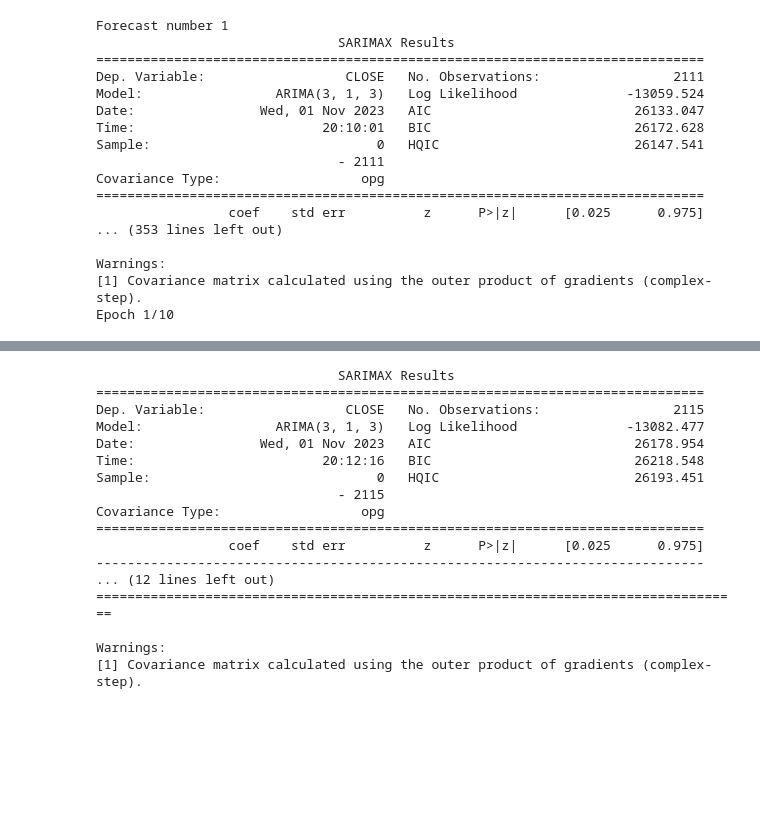
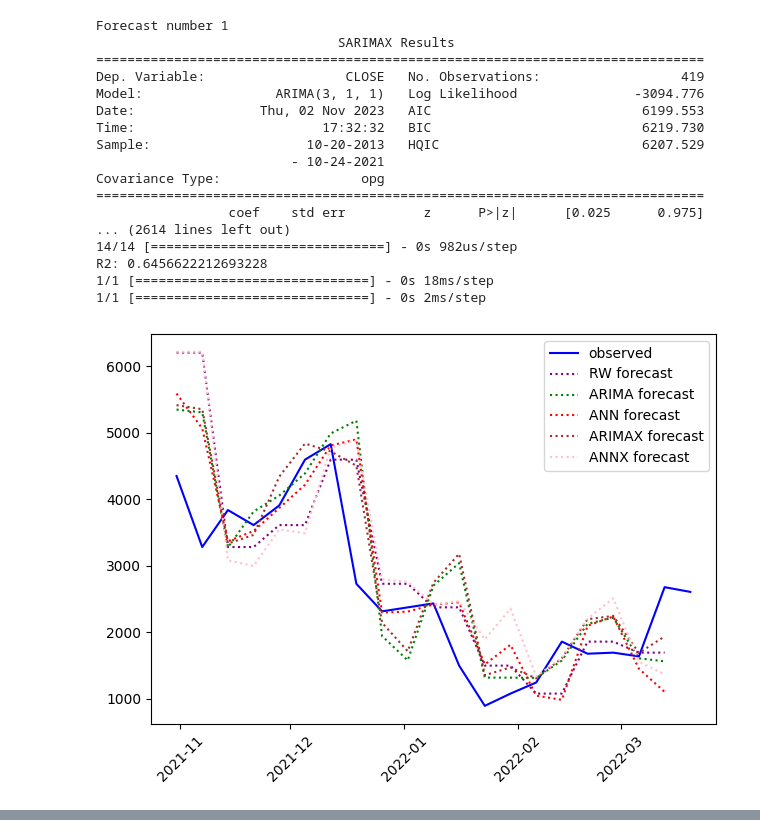
Before and after one commit to mariusbolstad/project-thesis, a Jupyter notebook: forecasts.ipynb, the cells around one changed output, grey strips where cells are left out. Drawn from its saved outputs; the diff is of its cells as text; code cells hidden in the pictures; blank space fills up the shorter version.

```diff
--- a/forecasts.ipynb
+++ b/forecasts.ipynb
@@ -5,7 +5,7 @@ from sklearn.preprocessing import MinMaxScaler
 from models.arima_forecasts import ARIMA_forecast, find_arima_spec
 from models.random_walk import random_walk_forecast
 from models.ann import ANN_forecast
-from helper_functions import compute_rmse, load_monthly_baci_data, load_daily_baci_data, load_weekly_baci_data, load_daily_exog_data, load_weekly_exog_data, load_monthly_exog_data
+from helper_functions import compute_rmse, load_monthly_baci_data, load_daily_baci_data, load_weekly_baci_data, load_daily_exog_data, load_weekly_exog_data, load_monthly_exog_data, load_monthly_exog_spot_data
 import numpy as np
 import pandas as pd
 import matplotlib.pyplot as plt
@@ -25,14 +25,14 @@ def ARIMA_vs_RW_vs_ANN(data,
                        res=15,
                        arima_spec=(1, 1, 2),
                        ann_spec=(2, 2),
+                       epochs=10,
                        plot_all=True,
                        arima_f=True,
                        ann_f=True,
                        comb_f=True,
                        arimax_f=True,
                        annx_f=False,
-                       exog=None,
-                       benchmark=True):
+                       exog=None):
 
 
     def plot_forecast(arima_fitted_df,
@@ -135,7 +135,8 @@ def ARIMA_vs_RW_vs_ANN(data,
                                                         test=test,
                                                         steps_ahead=steps_ahead,
                                                         lookback=ann_spec[0],
-                                                        hidden_units=ann_spec[1])
+                                                        hidden_units=ann_spec[1],
+                                                        epochs=epochs)
             ann_rmse = compute_rmse(test, ann_forecast_df)
             ann_rmses.append(ann_rmse)
             ann_all_forecasts_df = pd.concat([ann_all_forecasts_df, ann_forecast_df])
@@ -148,7 +149,8 @@ def ARIMA_vs_RW_vs_ANN(data,
                                                         lookback=ann_spec[0],
                                                         hidden_units=ann_spec[1],
                                                         exog_train=exog_train,
-                                                        exog_test=exog_test)
+                                                        exog_test=exog_test,
+                                                        epochs=epochs)
             annx_rmse = compute_rmse(test, annx_forecast_df)
             annx_rmses.append(annx_rmse)
             annx_all_forecasts_df = pd.concat([annx_all_forecasts_df, annx_forecast_df])
@@ -264,10 +265,11 @@ Warnings:
 # %%
-train_ratio = 0.9
-n_forecasts = 50
-steps_ahead = 1
+train_ratio = 0.8
+n_forecasts = 10
+steps_ahead = 2
 res = 200
-arima_spec = (3, 1, 3)
-ann_spec = (2, 2)
+arima_spec = (3, 1, 1)
+ann_spec = (10, 10)
+epochs = 50
 plot = False
 plot_all = True
 res = 50
@@ -281,44 +283,46 @@ arima_rmses, rw_rmses, ann_rmses, comb_rmses, arimax_rmses, annx_rmses = ARIMA_v
                                                                   plot=False,
                                                                   arima_spec=arima_spec,
                                                                   ann_spec=ann_spec,
+                                                                  epochs=epochs,
                                                                   exog=exog,
                                                                   arima_f=arima_f,
                                                                   arimax_f = arimax_f,
                                                                   ann_f=ann_f,
                                                                   annx_f=annx_f,
                                                                   comb_f=comb_f)
 print(f"ARIMA RMSEs: {'N/A' if not arima_rmses else np.average(arima_rmses)}")
 print(f"ARIMAX RMSEs: {'N/A' if not arima_rmses else np.average(arimax_rmses)}")
 print(f"Random Walk RMSEs: {'N/A' if not rw_rmses else np.average(rw_rmses)}")
 print(f"ANN RMSEs: {'N/A' if not ann_rmses else np.average(ann_rmses)}")
 print(f"ANNX RMSEs: {'N/A' if not annx_rmses else np.average(annx_rmses)}")
 print(f"Combination RMSEs: {'N/A' if not comb_rmses else np.average(comb_rmses)}")
 
 
 # Open the file in write mode
 with open('log.txt', 'a') as file:
     print("Monthly Forecast: Train ratio: " + str(train_ratio) + ". " + str(steps_ahead) + " step ahead. " + str(n_forecasts) + " forecasts", file=file)
     print(f"ARIMA RMSEs: {'N/A' if not arima_rmses else np.average(arima_rmses)}", file=file)
     print(f"ARIMAX RMSEs: {'N/A' if not arimax_rmses else np.average(arimax_rmses)}", file=file)
     print(f"Random Walk RMSEs: {'N/A' if not rw_rmses else np.average(rw_rmses)}", file=file)
     print(f"ANN RMSEs: {'N/A' if not ann_rmses else np.average(ann_rmses)}", file=file)
     print(f"ANNX RMSEs: {'N/A' if not annx_rmses else np.average(annx_rmses)}", file=file)
     print(f"Combination RMSEs: {'N/A' if not comb_rmses else np.average(comb_rmses)}", file=file)
 # %% [output]
 Forecast number 1
                                SARIMAX Results
 ==============================================================================
-Dep. Variable:                  CLOSE   No. Observations:                 2111
-Model:                 ARIMA(3, 1, 3)   Log Likelihood              -13059.524
-Date:                Wed, 01 Nov 2023   AIC                          26133.047
-Time:                        20:10:01   BIC                          26172.628
-Sample:                             0   HQIC                         26147.541
-                               - 2111
+Dep. Variable:                  CLOSE   No. Observations:                  419
+Model:                 ARIMA(3, 1, 1)   Log Likelihood               -3094.776
+Date:                Thu, 02 Nov 2023   AIC                           6199.553
+Time:                        17:32:32   BIC                           6219.730
+Sample:                    10-20-2013   HQIC                          6207.529
+                         - 10-24-2021
 Covariance Type:                  opg
 ==============================================================================
                  coef    std err          z      P>|z|      [0.025      0.975]
-... (353 lines left out)
-
-Warnings:
-[1] Covariance matrix calculated using the outer product of gradients (complex-step).
-Epoch 1/10
+... (2614 lines left out)
+14/14 [==============================] - 0s 982us/step
+R2: 0.6456622212693228
+1/1 [==============================] - 0s 18ms/step
+1/1 [==============================] - 0s 2ms/step
+[figure, added]
@@ -342,17 +334,0 @@ Forecast number 5
-                               SARIMAX Results
-==============================================================================
-Dep. Variable:                  CLOSE   No. Observations:                 2115
-Model:                 ARIMA(3, 1, 3)   Log Likelihood              -13082.477
-Date:                Wed, 01 Nov 2023   AIC                          26178.954
-Time:                        20:12:16   BIC                          26218.548
-Sample:                             0   HQIC                         26193.451
-                               - 2115
-Covariance Type:                  opg
-==============================================================================
-                 coef    std err          z      P>|z|      [0.025      0.975]
-------------------------------------------------------------------------------
-... (12 lines left out)
-===================================================================================
-
-Warnings:
-[1] Covariance matrix calculated using the outer product of gradients (complex-step).
```
Also changed, not shown: parts of 3 cells of this notebook, 12 other files.
